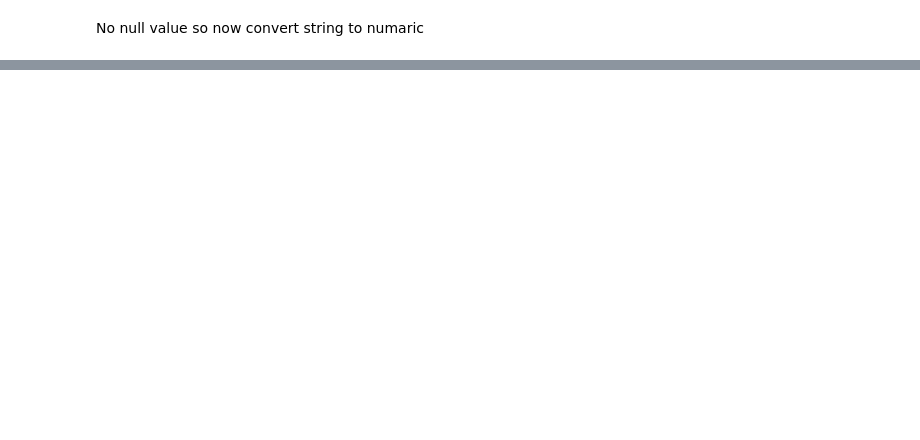
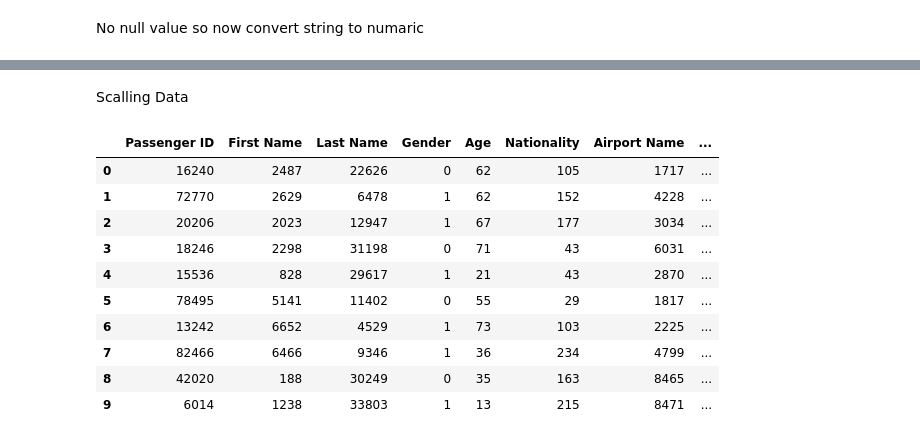
Before and after one commit to nupur221/Machine-Learning-Algorithm, a Jupyter notebook: code.ipynb, the cells around one changed output, grey strips where cells are left out. Saved outputs shown, nothing was run; the diff lists cells and outputs as text; code cells hidden in the pictures; blank space fills up the shorter version.

Commit message:
Preprocessing Techniques

```diff
--- a/code.ipynb
+++ b/code.ipynb
@@ -44,0 +108,20 @@ le = LabelEncoder()
+# %% [markdown]
+Scalling Data
+# %%
+from sklearn.preprocessing import StandardScaler
+scaler = StandardScaler()
+X_train_scaled = scaler.fit_transform(X_train)
+X_test_scaled = scaler.transform(X_test)
+df.head(10)
+# %% [output]
+|  | Passenger ID | First Name | Last Name | Gender | Age | Nationality | Airport Name | ... |
+| 0 | 16240 | 2487 | 22626 | 0 | 62 | 105 | 1717 | ... |
+| 1 | 72770 | 2629 | 6478 | 1 | 62 | 152 | 4228 | ... |
+| 2 | 20206 | 2023 | 12947 | 1 | 67 | 177 | 3034 | ... |
+| 3 | 18246 | 2298 | 31198 | 0 | 71 | 43 | 6031 | ... |
+| 4 | 15536 | 828 | 29617 | 1 | 21 | 43 | 2870 | ... |
+| 5 | 78495 | 5141 | 11402 | 0 | 55 | 29 | 1817 | ... |
+| 6 | 13242 | 6652 | 4529 | 1 | 73 | 103 | 2225 | ... |
+| 7 | 82466 | 6466 | 9346 | 1 | 36 | 234 | 4799 | ... |
+| 8 | 42020 | 188 | 30249 | 0 | 35 | 163 | 8465 | ... |
+| 9 | 6014 | 1238 | 33803 | 1 | 13 | 215 | 8471 | ... |
```
Also changed, not shown: parts of 5 cells of this notebook, 2 other files.
